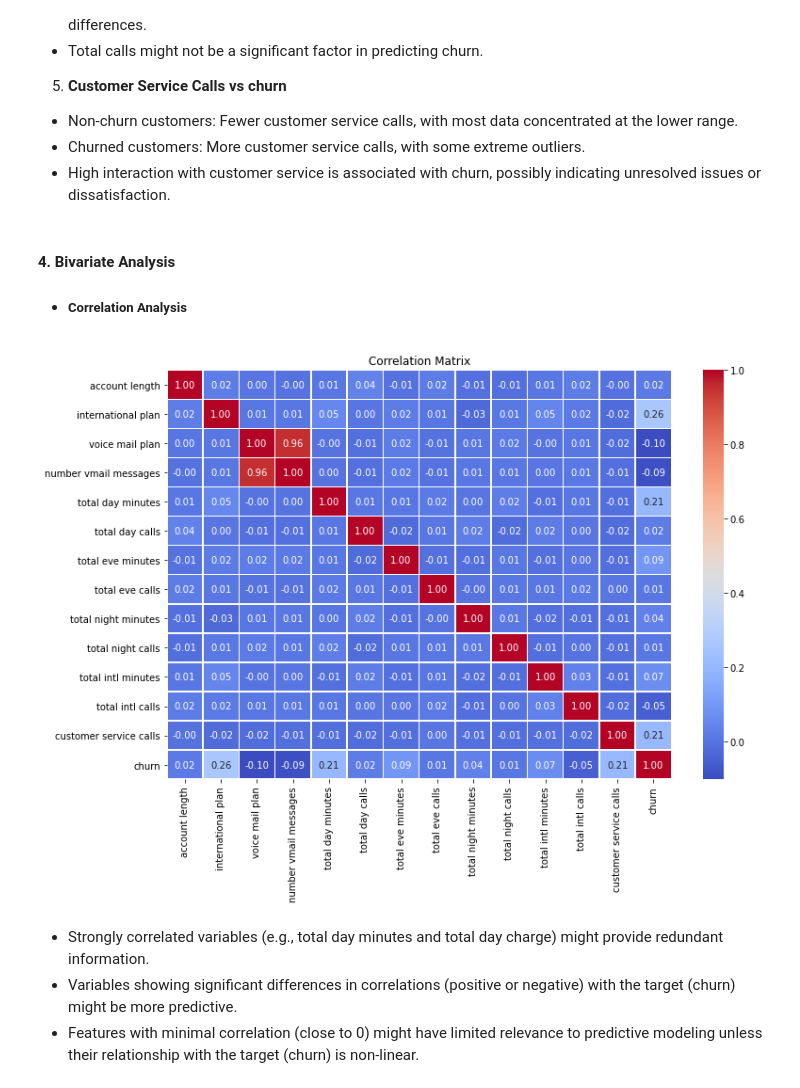
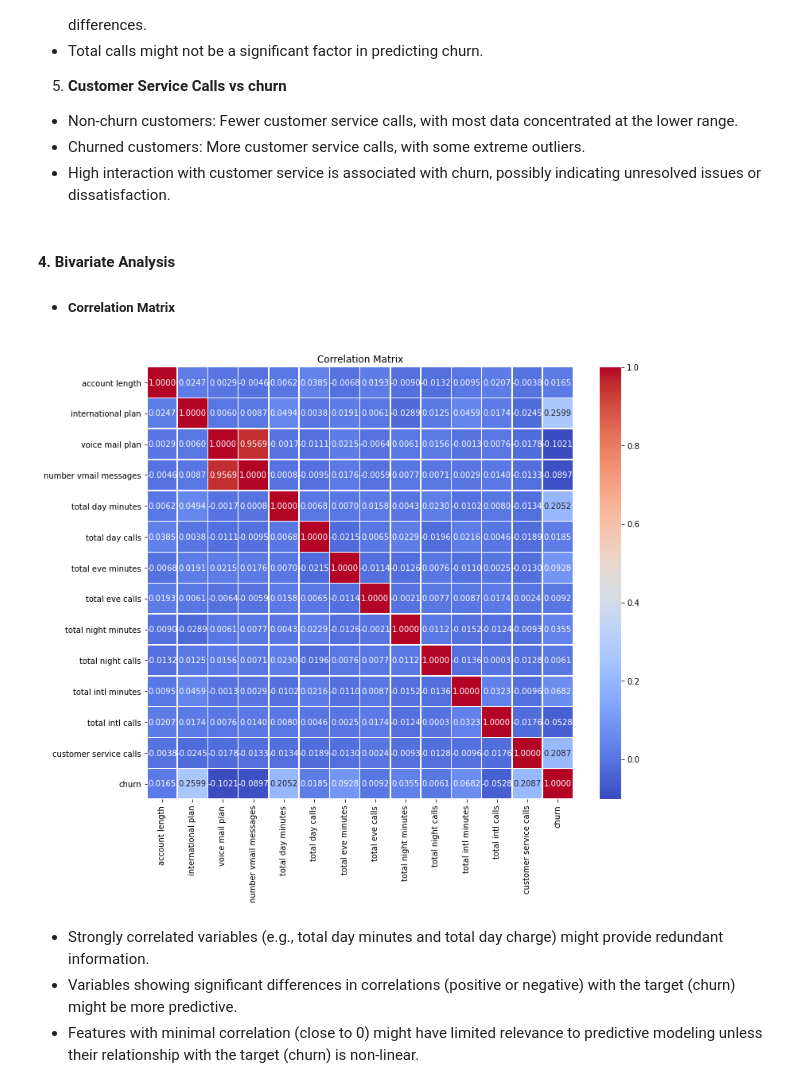
Before and after one commit to daniel-akwabi/SyriaTel-Customer-Churn-Prediction, a Jupyter notebook: SyriaTel-Customer-Churn-Prediction.ipynb, the cells around one changed output. Cells and saved outputs as stored; diff of their text form; code cells hidden in the pictures.

```diff
--- a/SyriaTel-Customer-Churn-Prediction.ipynb
+++ b/SyriaTel-Customer-Churn-Prediction.ipynb
@@ -272,15 +272,19 @@ plt.show()
 # %% [markdown]
 #### 4. Bivariate Analysis
 
-- ##### Correlation Analysis
+- ##### Correlation Matrix
 # %%
-# Correlation heatmap
-plt.figure(figsize=(12, 8))
-sns.heatmap(correlation_matrix, annot=True, cmap='coolwarm', fmt=".2f", linewidths=0.5)
+# Assuming you have a DataFrame called 'df' in the data
+# Calculate the correlation matrix first
+correlation_matrix = df.corr()
+
+# Then create the heatmap
+plt.figure(figsize=(12, 10))
+sns.heatmap(correlation_matrix, annot=True, cmap='coolwarm', fmt=".4f", linewidths=0.5)
 plt.title("Correlation Matrix")
 plt.show()
 # %% [output]
-[figure, old version]
+[figure, new version]
 # %% [markdown]
 - Strongly correlated variables (e.g., total day minutes and total day charge) might provide redundant information.
 - Variables showing significant differences in correlations (positive or negative) with the target (churn) might be more predictive.
```
Also changed, not shown: parts of 15 cells of this notebook.
